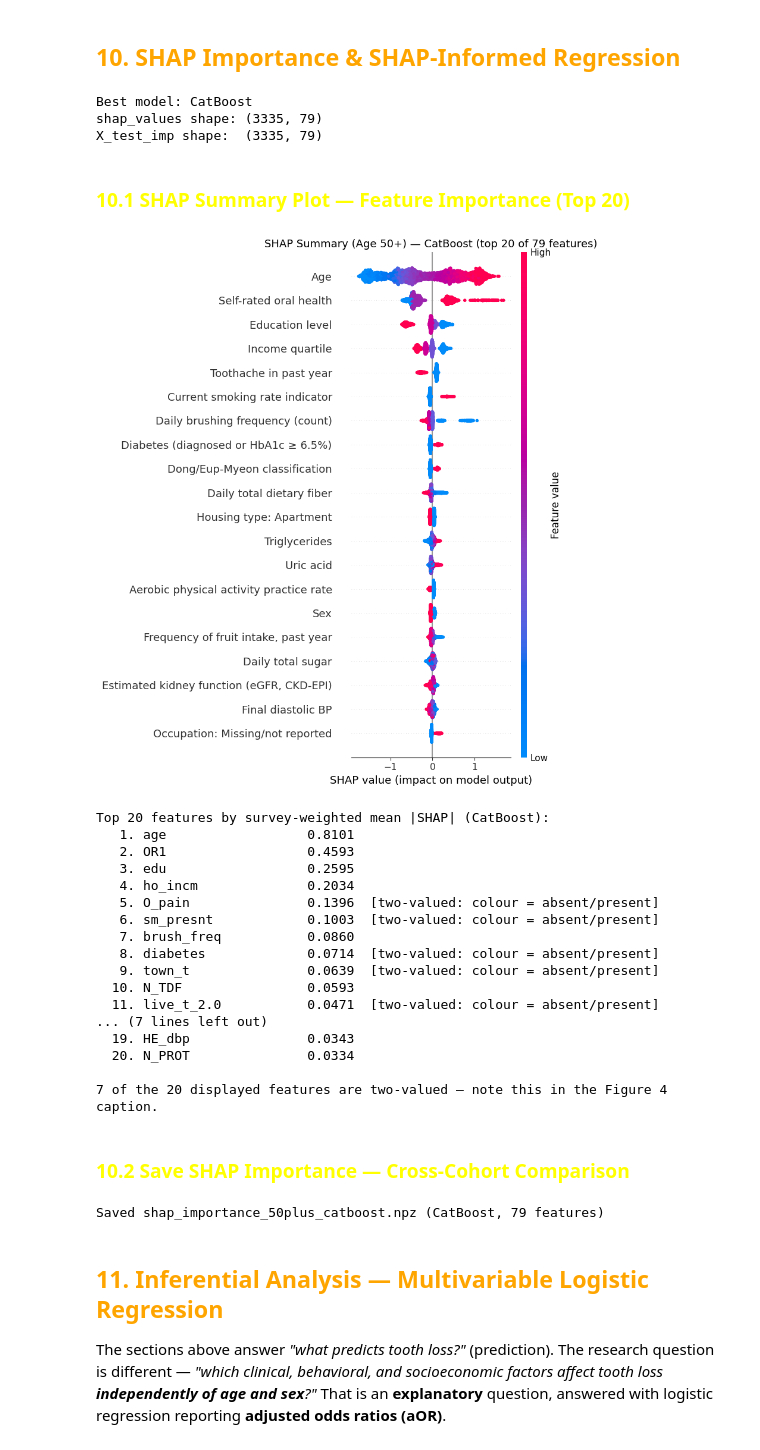
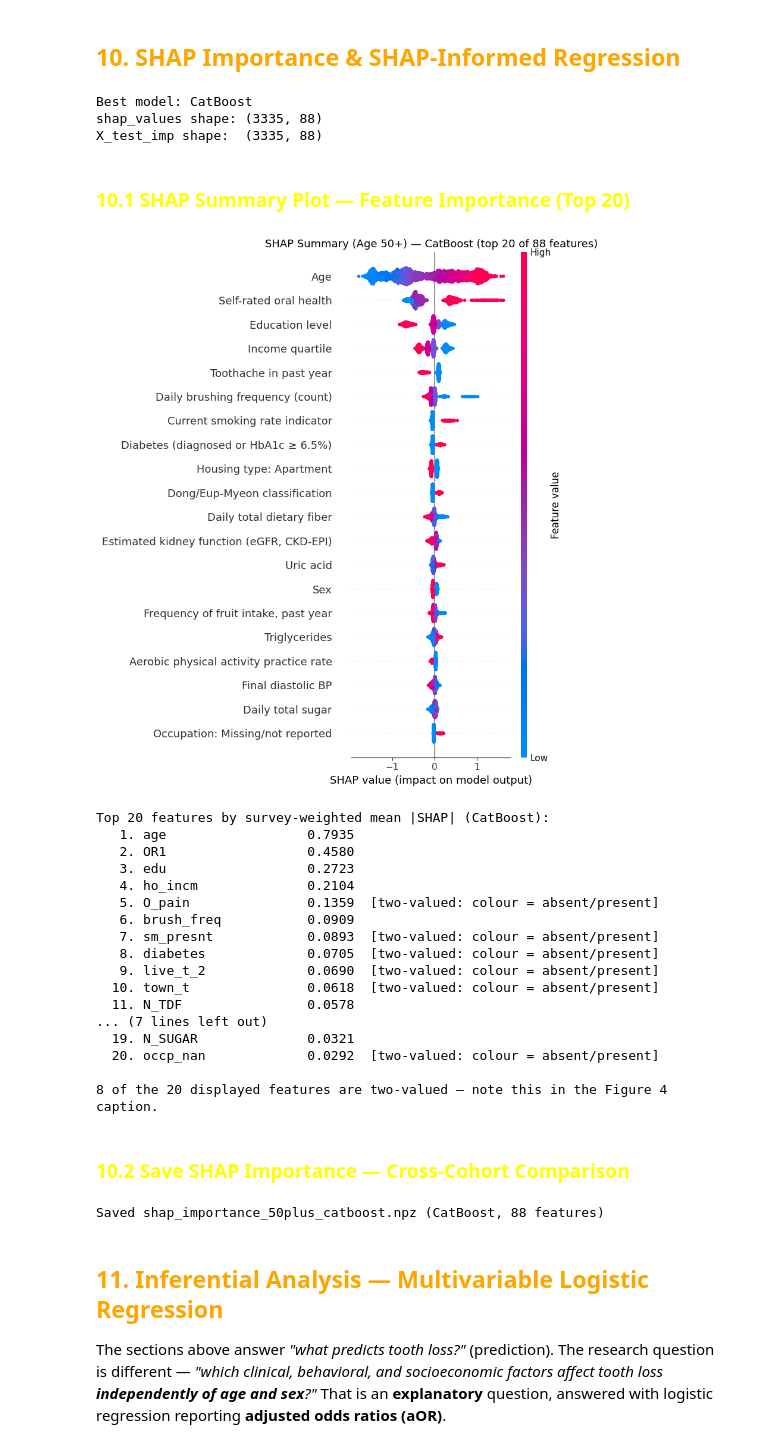
Before and after one commit to kimyonghan766/knhanes-tooth-loss-classifier, a Jupyter notebook: Main/CB_50+.ipynb, the cells around one changed output. Cells and saved outputs as stored; diff of their text form; code cells hidden in the pictures.

```diff
--- a/Main/CB_50+.ipynb
+++ b/Main/CB_50+.ipynb
@@ -350,7 +350,8 @@ nan_pct = (screen.isna().sum() / n_total * 100).round(2)
 # non-drinkers" alongside LW_ms's "N/A for males") collapses the complete-case intersection
 # to almost nothing and makes every VIF explode to inf/undefined -- so anything that already
 # fails the NaN test is dropped BEFORE the VIF matrix is built, not lumped in with it.
-nan_survivors = [c for c in auto_pool if nan_pct[c] <= 30]
+MISSINGNESS_THRESHOLD = 15
+nan_survivors = [c for c in auto_pool if nan_pct[c] <= MISSINGNESS_THRESHOLD]
 
 # STAGE 2 (VIF, joint): complete-case among the NaN-stage survivors only (nominal skipped).
 vif_pool = [c for c in nan_survivors if c not in nominal_multi_category]
@@ -383,8 +384,8 @@ verdict_df = pd.DataFrame(rows).set_index('Variable')
 def _verdict(r):
     if r['Category'] != 'auto-decidable':
         return 'kept as-is (see cell above)'
-    if r['NaN %'] > 30:
-        return 'EXCLUDE (NaN% > 30)'
+    if r['NaN %'] > MISSINGNESS_THRESHOLD:
+        return f'EXCLUDE (NaN% > {MISSINGNESS_THRESHOLD})'
     v = r['VIF']
     if isinstance(v, (int, float)) and not pd.isna(v):
         if v > 10:
@@ -2268,8 +2269,8 @@ print(f'shap_values shape: {shap_values.shape}')
 print(f'X_test_imp shape:  {X_test_imp.shape}')
 # %% [output]
 Best model: CatBoost
-shap_values shape: (3335, 79)
-X_test_imp shape:  (3335, 79)
+shap_values shape: (3335, 88)
+X_test_imp shape:  (3335, 88)
 # %% [markdown]
 <h3 style="color:yellow";> 10.1 SHAP Summary Plot — Feature Importance (Top 20) </h3>
 # %%
@@ -2282,55 +2283,58 @@ X_test_imp shape:  (3335, 79)
 # mean |SHAP| bar chart below ranked DIFFERENT feature sets, so the two panels of Figure 4
 # disagreed with Table 3.
 #
 # max_display matches the bar chart below, so both panels show the same rows.
 SHAP_MAX_DISPLAY = 20
 from codebook_labels import label_list
-_display_names = label_list(feature_cols)
+_mean_abs_bee = np.average(np.abs(shap_values), axis=0, weights=w_test_arr)
+_weighted_top_idx = np.argsort(_mean_abs_bee)[::-1][:SHAP_MAX_DISPLAY]
+_weighted_top_features = [feature_cols[i] for i in _weighted_top_idx]
+_display_names = label_list(_weighted_top_features)
 
 shap.summary_plot(
-    shap_values, X_test_imp,
+    shap_values[:, _weighted_top_idx], X_test_imp[:, _weighted_top_idx],
     feature_names=_display_names,
     max_display=SHAP_MAX_DISPLAY,
+    sort=False,  # preserve survey-weighted mean-|SHAP| ordering
     show=False,
 )
 plt.title(f'SHAP Summary (Age 50+) — {best_name} '
           f'(top {SHAP_MAX_DISPLAY} of {len(feature_cols)} features)', fontsize=13)
 plt.tight_layout()
 plt.show()
 
 # Weighted by w_test_arr (KNHANES wt_itvex) so this ranking matches every other
 # test-set metric in this notebook (AUROC, Brier, calibration) rather than treating
 # the raw unweighted test rows as representative on their own.
 # Flag which of the displayed features are two-valued, so the figure caption can state that
 # their colour encodes absent/present rather than a continuous gradient.
-_mean_abs_bee = np.average(np.abs(shap_values), axis=0, weights=w_test_arr)
-_top_bee = pd.Series(_mean_abs_bee, index=feature_cols).nlargest(SHAP_MAX_DISPLAY)
+_top_bee = pd.Series(_mean_abs_bee[_weighted_top_idx], index=_weighted_top_features)
 _nuniq = {f: pd.Series(X_test_imp[:, feature_cols.index(f)]).nunique() for f in _top_bee.index}
 print(f"Top {SHAP_MAX_DISPLAY} features by survey-weighted mean |SHAP| ({best_name}):")
 for _r, (_f, _v) in enumerate(_top_bee.items(), 1):
     _tag = "  [two-valued: colour = absent/present]" if _nuniq[_f] <= 2 else ""
     print(f"  {_r:>2}. {_f:<20} {_v:.4f}{_tag}")
 print(f"\n{sum(v <= 2 for v in _nuniq.values())} of the {SHAP_MAX_DISPLAY} displayed "
       f"features are two-valued — note this in the Figure 4 caption.")
 # %% [output]
-[figure, old version]
+[figure, new version]
 Top 20 features by survey-weighted mean |SHAP| (CatBoost):
-   1. age                  0.8101
-   2. OR1                  0.4593
-   3. edu                  0.2595
-   4. ho_incm              0.2034
-   5. O_pain               0.1396  [two-valued: colour = absent/present]
-   6. sm_presnt            0.1003  [two-valued: colour = absent/present]
-   7. brush_freq           0.0860
-   8. diabetes             0.0714  [two-valued: colour = absent/present]
-   9. town_t               0.0639  [two-valued: colour = absent/present]
-  10. N_TDF                0.0593
-  11. live_t_2.0           0.0471  [two-valued: colour = absent/present]
+   1. age                  0.7935
+   2. OR1                  0.4580
+   3. edu                  0.2723
+   4. ho_incm              0.2104
+   5. O_pain               0.1359  [two-valued: colour = absent/present]
+   6. brush_freq           0.0909
+   7. sm_presnt            0.0893  [two-valued: colour = absent/present]
+   8. diabetes             0.0705  [two-valued: colour = absent/present]
+   9. live_t_2             0.0690  [two-valued: colour = absent/present]
+  10. town_t               0.0618  [two-valued: colour = absent/present]
+  11. N_TDF                0.0578
 ... (7 lines left out)
-  19. HE_dbp               0.0343
-  20. N_PROT               0.0334
+  19. N_SUGAR              0.0321
+  20. occp_nan             0.0292  [two-valued: colour = absent/present]
 
-7 of the 20 displayed features are two-valued — note this in the Figure 4 caption.
+8 of the 20 displayed features are two-valued — note this in the Figure 4 caption.
 # %% [markdown]
 <h3 style="color:yellow";> 10.2 Save SHAP Importance — Cross-Cohort Comparison </h3>
 # %%
@@ -2347,7 +2351,7 @@ np.savez('shap_importance_50plus_catboost.npz',
          model_name=best_name)
 print(f"Saved shap_importance_50plus_catboost.npz ({best_name}, {len(feature_cols)} features)")
 # %% [output]
-Saved shap_importance_50plus_catboost.npz (CatBoost, 79 features)
+Saved shap_importance_50plus_catboost.npz (CatBoost, 88 features)
 # %% [markdown]
 <h2 style="color:#FFA500;"> 11. Inferential Analysis — Multivariable Logistic Regression </h2>
 
```
Also changed, not shown: parts of 18 cells of this notebook, 9 other files.
